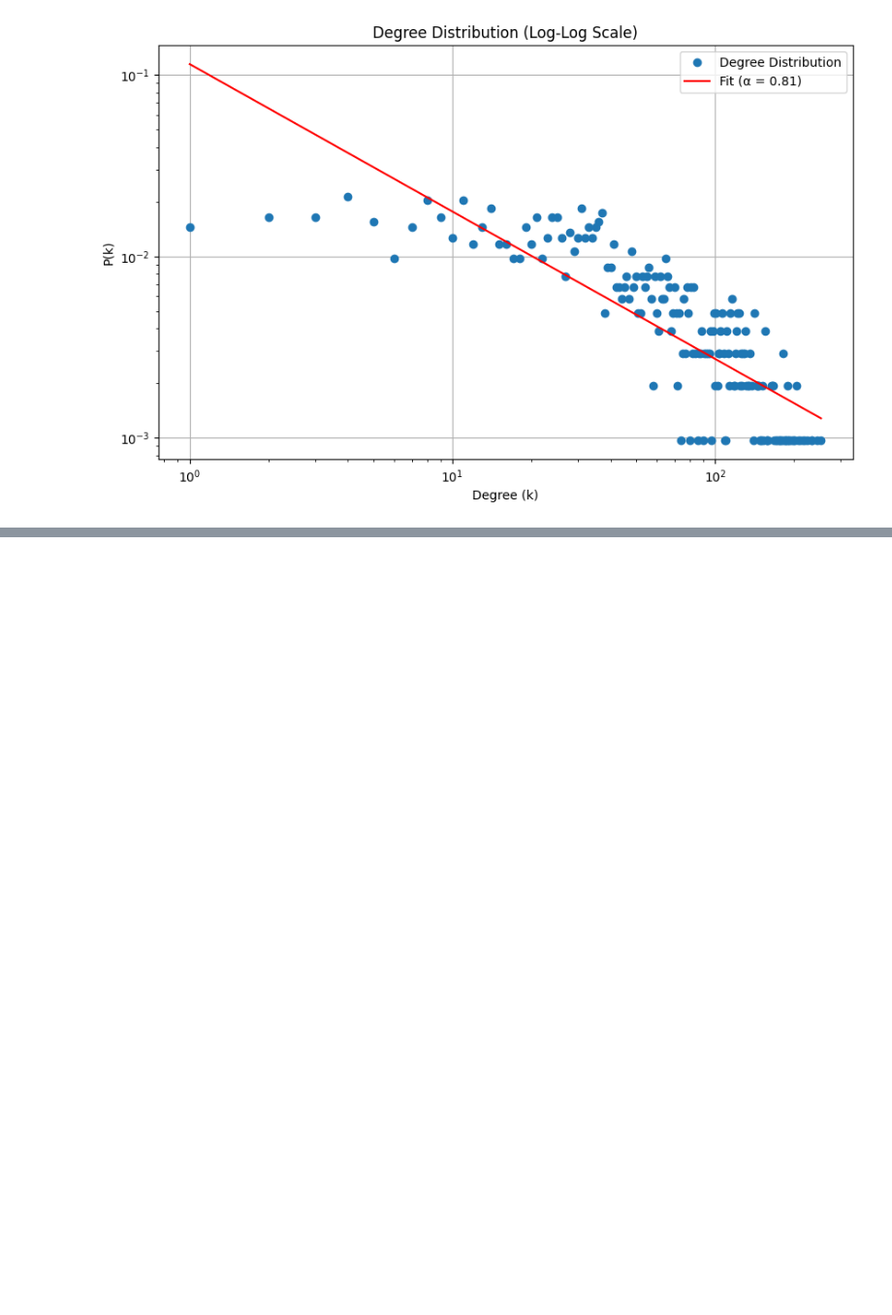
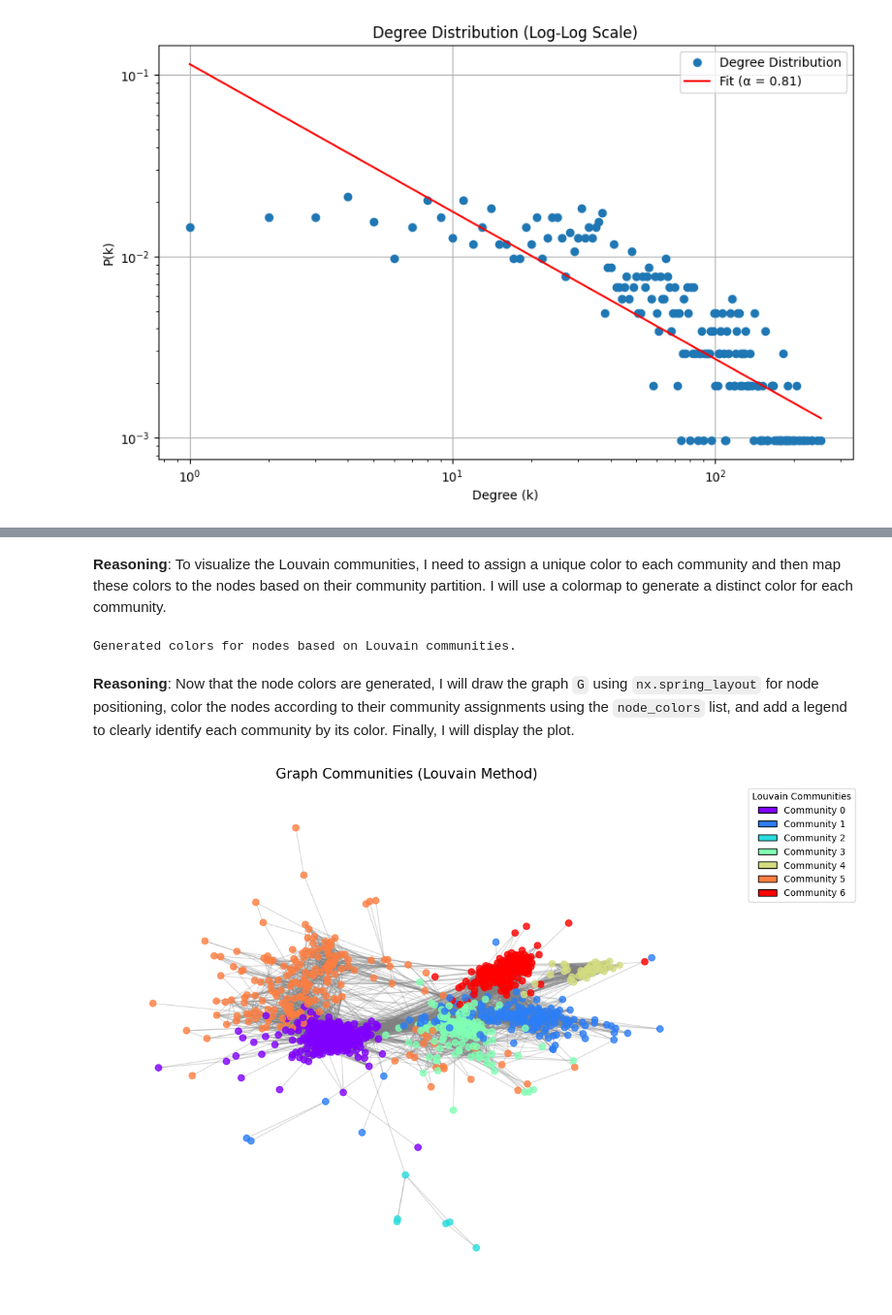
Before and after one commit to Toan510/DataAnalyst_STROKE, a Jupyter notebook: exerciese/HW3/code/hw3_p2.ipynb, the cells around one changed output, grey strips where cells are left out. Shown at 97% size. Cells and saved outputs as stored; diff of their text form; code cells hidden in the pictures; blank space fills up the shorter version.

```diff
--- a/exerciese/HW3/code/hw3_p2.ipynb
+++ b/exerciese/HW3/code/hw3_p2.ipynb
@@ -139,0 +485,41 @@ plt.show()
+# %% [markdown]
+**Reasoning**:
+To visualize the Louvain communities, I need to assign a unique color to each community and then map these colors to the nodes based on their community partition. I will use a colormap to generate a distinct color for each community.
+# %%
+import matplotlib.cm as cm
+
+# Get unique community IDs
+unique_communities = list(set(louvain_partition.values()))
+
+# Create a colormap for community visualization
+colors = cm.rainbow(np.linspace(0, 1, len(unique_communities)))
+community_colors_map = {community_id: colors[i] for i, community_id in enumerate(unique_communities)}
+
+# Assign colors to nodes based on their community
+node_colors = [community_colors_map[louvain_partition[node]] for node in G.nodes()]
+
+print("Generated colors for nodes based on Louvain communities.")
+# %% [output]
+Generated colors for nodes based on Louvain communities.
+# %% [markdown]
+**Reasoning**:
+Now that the node colors are generated, I will draw the graph `G` using `nx.spring_layout` for node positioning, color the nodes according to their community assignments using the `node_colors` list, and add a legend to clearly identify each community by its color. Finally, I will display the plot.
+# %%
+plt.figure(figsize=(12, 10))
+
+# Draw nodes with community-based colors
+pos = nx.spring_layout(G, seed=42) # For consistent layout
+nx.draw_networkx_nodes(G, pos, node_color=node_colors, node_size=50, alpha=0.8)
+nx.draw_networkx_edges(G, pos, edge_color='gray', alpha=0.3)
+
+# Create a legend
+patch_list = []
+for community_id, color in community_colors_map.items():
+    patch_list.append(plt.Rectangle((0, 0), 1, 1, fc=color, edgecolor='black', label=f'Community {community_id}'))
+
+plt.legend(handles=patch_list, title="Louvain Communities", bbox_to_anchor=(1.05, 1), loc='upper left')
+plt.title('Graph Communities (Louvain Method)', size=15)
+plt.axis('off')
+plt.show()
+# %% [output]
+[figure, added]
```
Also changed, not shown: parts of 32 cells of this notebook.
